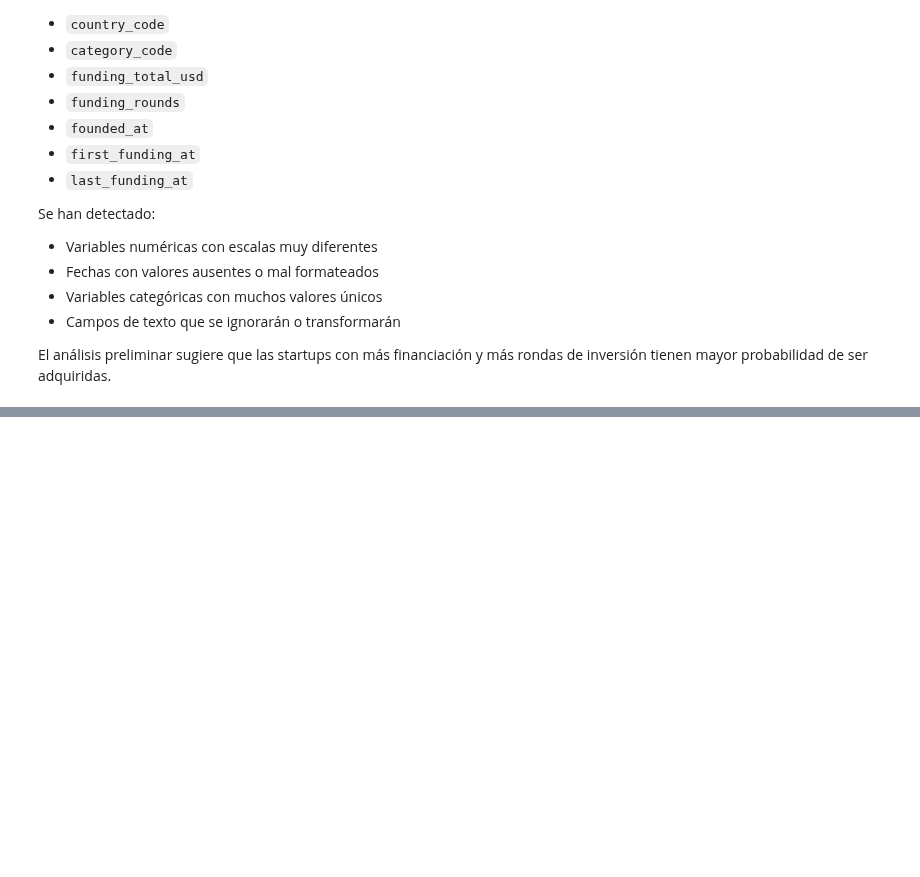
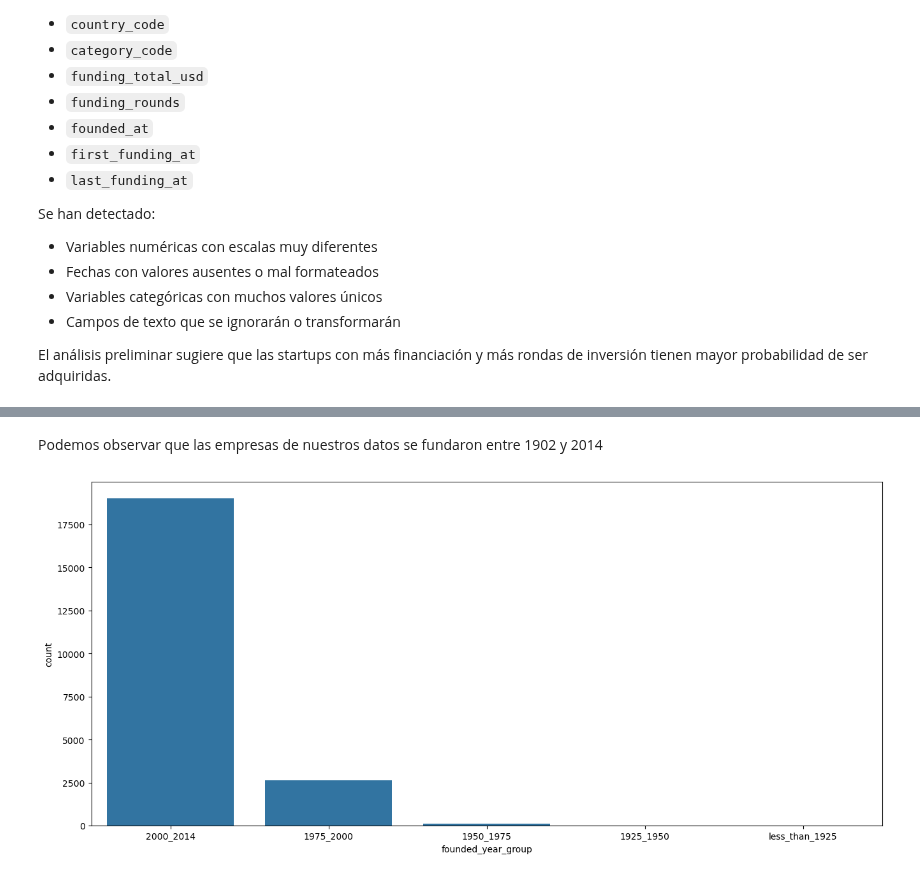
Before and after one commit to martinsoteIo/Predicting_Startup_Acquisitions, a Jupyter notebook: startup_investments_project/startup_investments_classification.ipynb, the cells around one changed output, grey strips where cells are left out. Cells and saved outputs as stored; diff of their text form; code cells hidden in the pictures; blank space fills up the shorter version.

```diff
--- a/startup_investments_project/startup_investments_classification.ipynb
+++ b/startup_investments_project/startup_investments_classification.ipynb
@@ -110,0 +116,3 @@ El análisis preliminar sugiere que las startups con más financiación y más r
+# %%
+df.rename(columns = {'status':'exito'}, inplace = True)
+df.head()
@@ -110,0 +142,28 @@ El análisis preliminar sugiere que las startups con más financiación y más r
+# %% [markdown]
+Podemos observar que las empresas de nuestros datos se fundaron entre 1902 y 2014
+# %%
+def year_group(row):
+    if row['founded_year'] >= 1900 and row['founded_year'] <= 1925:
+        row['founded_year_group'] = 'less_than_1925'
+    elif row['founded_year'] > 1925 and row['founded_year'] <= 1950:
+        row['founded_year_group'] = '1925_1950'
+    elif row['founded_year'] > 1950 and row['founded_year'] <= 1975:
+        row['founded_year_group'] = '1950_1975'
+    elif row['founded_year'] > 1975 and row['founded_year'] <= 2000:
+        row['founded_year_group'] = '1975_2000'
+    elif row['founded_year'] > 2000:
+        row['founded_year_group'] = '2000_2014'
+    else:
+        row['founded_year_group'] = ''
+    return row['founded_year_group']
+
+df['founded_year_group'] =  df.apply(year_group,axis =1)
+# %%
+import matplotlib.pyplot as plt
+import seaborn as sns
+
+plt.figure(figsize = (16,7))
+sns.countplot(x = 'founded_year_group', data = df.dropna())
+plt.show()
+# %% [output]
+[figure, added]
```
Also changed, not shown: parts of 10 cells of this notebook.
